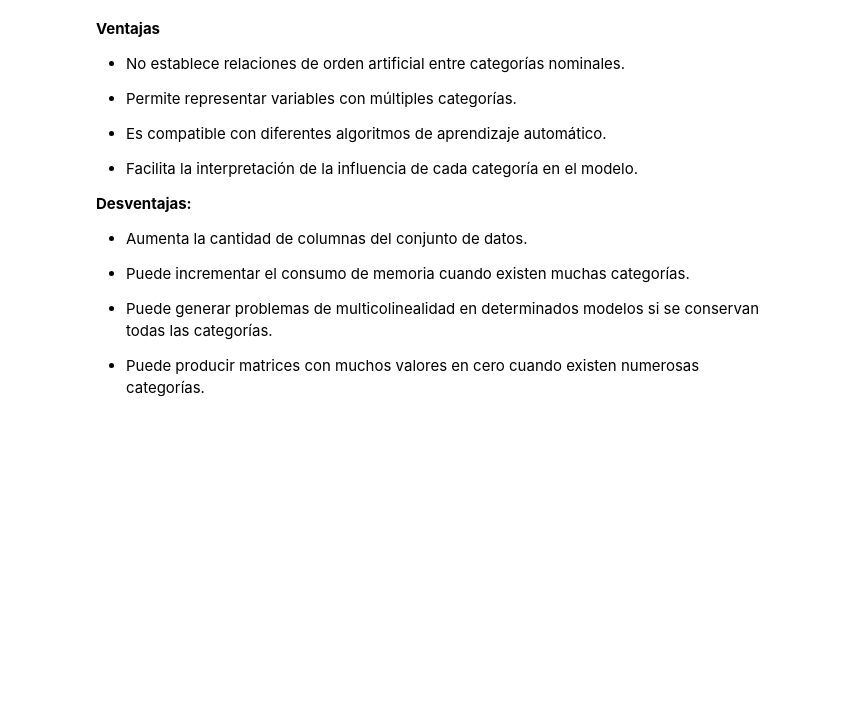
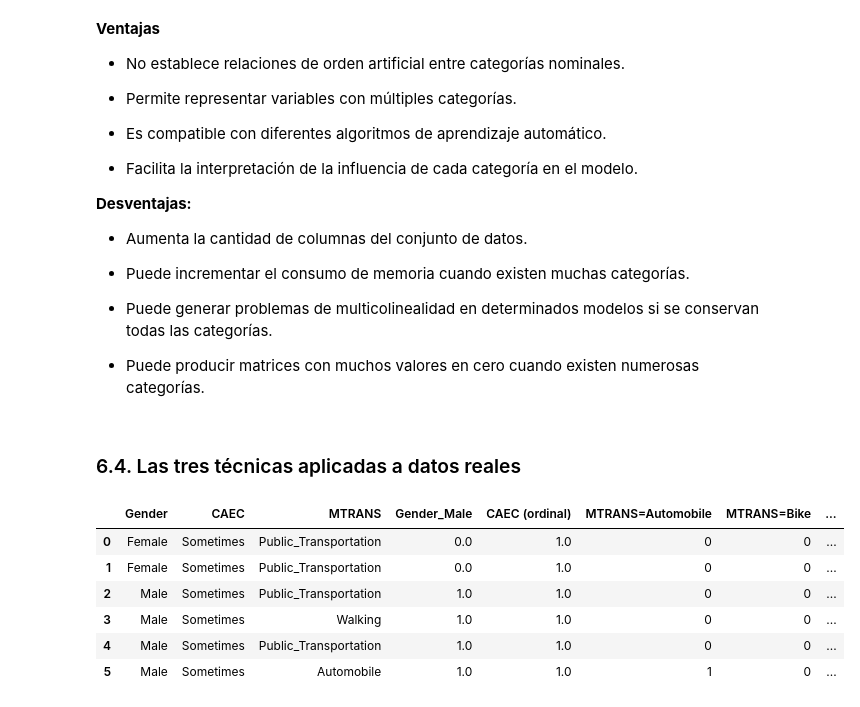
Before and after one commit to violetaespana/Assignment_2, a Jupyter notebook: Desarrollo.ipynb, the cells around one changed output. Saved outputs shown, nothing was run; the diff lists cells and outputs as text; code cells hidden in the pictures; blank space fills up the shorter version.

```diff
--- a/Desarrollo.ipynb
+++ b/Desarrollo.ipynb
@@ -1296,3 +1554,38 @@ Cada fila tiene un valor de 1 en la columna correspondiente a su categoría y 0
 - Puede generar problemas de multicolinealidad en determinados modelos si se conservan todas las categorías.
 
 - Puede producir matrices con muchos valores en cero cuando existen numerosas categorías.
+# %% [markdown]
+### 6.4. Las tres técnicas aplicadas a datos reales
+# %%
+from sklearn.preprocessing import OrdinalEncoder, OneHotEncoder
+
+muestra = dataset[["Gender", "CAEC", "MTRANS"]].head(6).reset_index(drop=True)
+
+# 1) Binaria: Gender -> una columna 0/1
+binaria = pd.DataFrame(
+    OneHotEncoder(drop="if_binary").fit_transform(muestra[["Gender"]]).toarray(),
+    columns=["Gender_Male"]
+)
+
+# 2) Ordinal: CAEC -> un entero respetando el orden natural
+ordinal = pd.DataFrame(
+    OrdinalEncoder(categories=[["no", "Sometimes", "Frequently", "Always"]]).fit_transform(muestra[["CAEC"]]),
+    columns=["CAEC (ordinal)"]
+)
+
+# 3) One-Hot: MTRANS -> una columna por categoría
+codificador_oh = OneHotEncoder(dtype=int).fit(dataset[["MTRANS"]])
+one_hot = pd.DataFrame(
+    codificador_oh.transform(muestra[["MTRANS"]]).toarray(),
+    columns=[c.replace("MTRANS_", "MTRANS=") for c in codificador_oh.get_feature_names_out()]
+)
+
+pd.concat([muestra, binaria, ordinal, one_hot], axis=1)
+# %% [output]
+|  | Gender | CAEC | MTRANS | Gender_Male | CAEC (ordinal) | MTRANS=Automobile | MTRANS=Bike | ... |
+| 0 | Female | Sometimes | Public_Transportation | 0.0 | 1.0 | 0 | 0 | ... |
+| 1 | Female | Sometimes | Public_Transportation | 0.0 | 1.0 | 0 | 0 | ... |
+| 2 | Male | Sometimes | Public_Transportation | 1.0 | 1.0 | 0 | 0 | ... |
+| 3 | Male | Sometimes | Walking | 1.0 | 1.0 | 0 | 0 | ... |
+| 4 | Male | Sometimes | Public_Transportation | 1.0 | 1.0 | 0 | 0 | ... |
+| 5 | Male | Sometimes | Automobile | 1.0 | 1.0 | 1 | 0 | ... |
```
Also changed, not shown: parts of 25 cells of this notebook.
